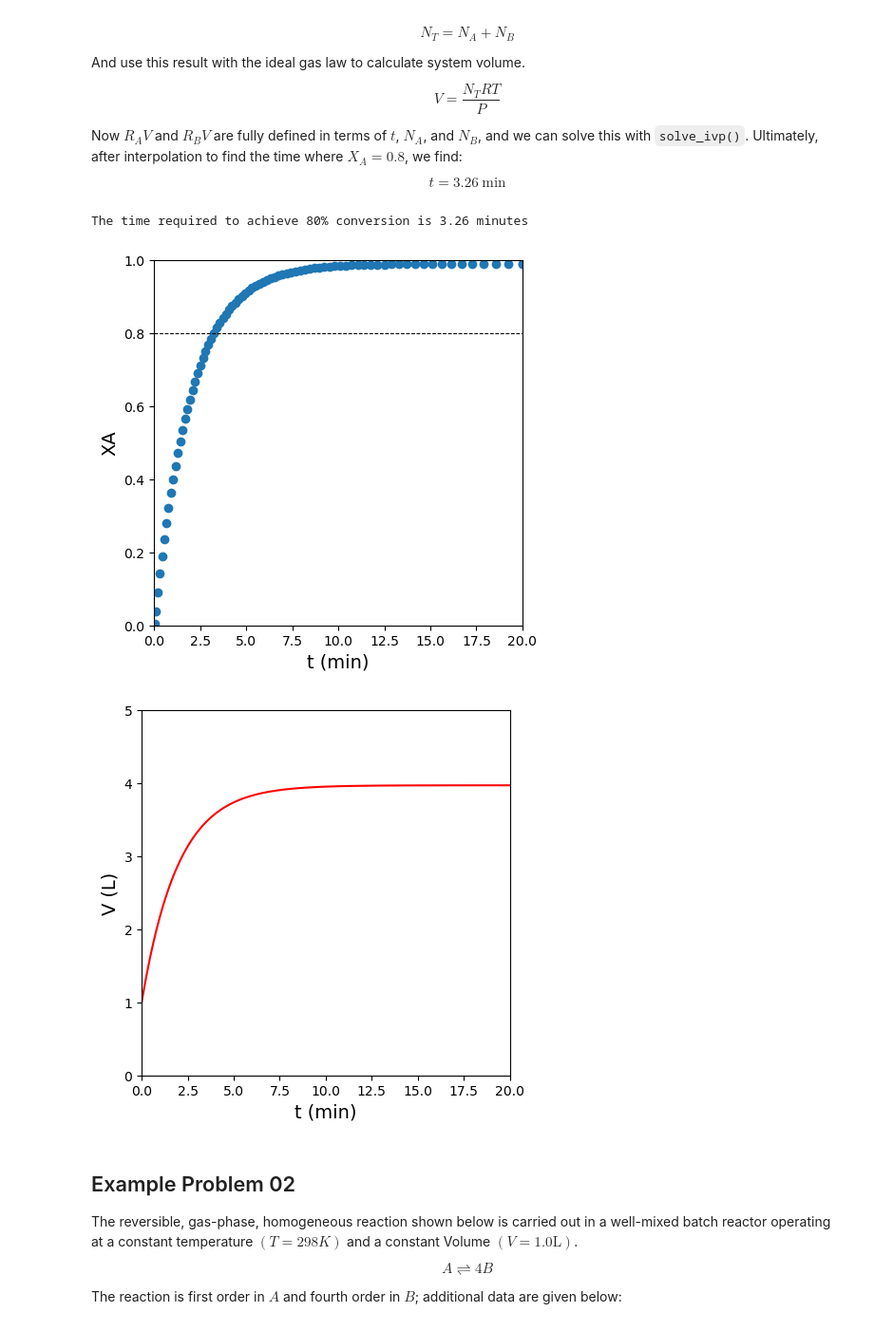
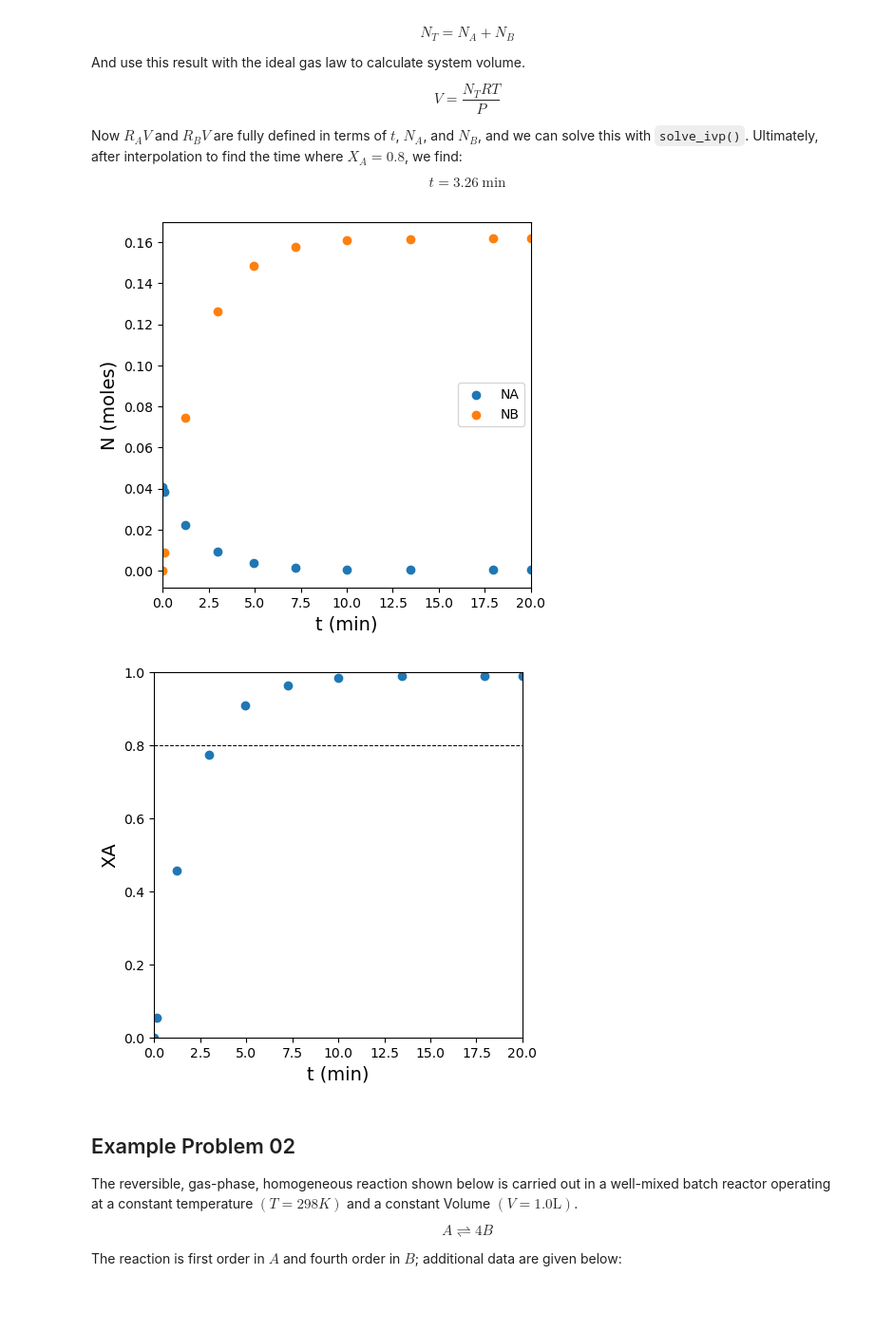
Before and after one commit to jqbond/CEN587, a Jupyter notebook: Notebooks/587-N23.ipynb, the cells around one changed output. Shown at 95% size. Cells and saved outputs as stored; diff of their text form; code cells hidden in the pictures; blank space fills up the shorter version.

```diff
--- a/Notebooks/587-N23.ipynb
+++ b/Notebooks/587-N23.ipynb
@@ -107,9 +107,9 @@ def P01(t, var):
     NA = var[0]
     NB = var[1]
 
-    T = 298   #K
-    P = 1.0   #atm
-    R = 0.0821  #mol/L/K/atm
+    T  = 298   #K
+    P  = 1.0   #atm
+    R  = 0.0821  #mol/L/K/atm
     kf = 0.5 #1/min
     kr = 20   #L^3/mol^3/min
 
@@ -147,54 +147,67 @@ NB0   = yB0*NT0
 
 var0  = [NA0, NB0]
 tspan = (0, 20)
-ans   = solve_ivp(P01, tspan, var0, atol = 1e-10, rtol = 1e-10)
+ans   = solve_ivp(P01, tspan, var0, atol = 1e-4, rtol = 1e-4)
 
 ####################################################################################
 # Extract relevant quantities from solution structure, workup to calculate XA, V   #
 ####################################################################################
 
 t1    = ans.t
 NA1   = ans.y[0,:]
 NB1   = ans.y[1,:]
 XA1   = (NA0 - NA1)/NA0
 NT1   = NA1 + NB1
 V1    = NT1*R*T/P
 
-###################################################################################
-# Create interpolating polynomial approximation for t(XA), find t(XA = 0.8)       #
-###################################################################################
+####################################################################################
+# Graph NA, NB vs. time                                                                #
+####################################################################################
 
-itp1 = interp1d(XA1, t1)
-print(f'The time required to achieve 80% conversion is {itp1(0.8):0.2f} minutes')
+plt.figure(figsize = (5,5))
+plt.scatter(t1, NA1, label = 'NA')
+plt.scatter(t1, NB1, label = 'NB')
+# plt.scatter(t1, NT1, label = 'NT')
+plt.xlim(0, 20)
+plt.xlabel('t (min)', fontsize = 14)
+plt.ylabel('N (moles)', fontsize = 14)
+plt.legend(loc = 'right')
+plt.show()
+
+# ###################################################################################
+# # Create interpolating polynomial approximation for t(XA), find t(XA = 0.8)       #
+# ###################################################################################
+
+# itp1 = interp1d(XA1, t1)
+# print(f'The time required to achieve 80% conversion is {itp1(0.8):0.2f} minutes')
 
 ####################################################################################
 # Graph XA vs. time                                                                #
 ####################################################################################
 
 plt.figure(figsize = (5,5))
 plt.scatter(t1, XA1)
 plt.hlines(0.8, 0, t1[-1], color = 'black', ls = 'dashed', lw = 0.75)
 plt.xlim(0, 20)
 plt.xlabel('t (min)', fontsize = 14)
 plt.ylim(0, 1)
 plt.ylabel('XA', fontsize = 14)
 plt.show()
 
 ###################################################################################
 # Graph V as a function of time; illustrate increase in volume                    #
 ###################################################################################
 
-plt.figure(figsize = (5,5))
-plt.plot(t1, V1, color = 'red')
-plt.xlim(0, 20)
-plt.xlabel('t (min)', fontsize = 14)
-plt.ylim(0, 5)
-plt.ylabel('V (L)', fontsize = 14)
-plt.show()
+# plt.figure(figsize = (5,5))
+# plt.plot(t1, V1, color = 'red')
+# plt.xlim(0, 20)
+# plt.xlabel('t (min)', fontsize = 14)
+# plt.ylim(0, 5)
+# plt.ylabel('V (L)', fontsize = 14)
+# plt.show()
 # %% [output]
-The time required to achieve 80% conversion is 3.26 minutes
-[figure, old version]
+[figure, new version]
-[figure, old version]
+[figure, new version]
 # %% [markdown]
 ## Example Problem 02
 
```
Also changed, not shown: parts of 3 cells of this notebook, 1 other file.
